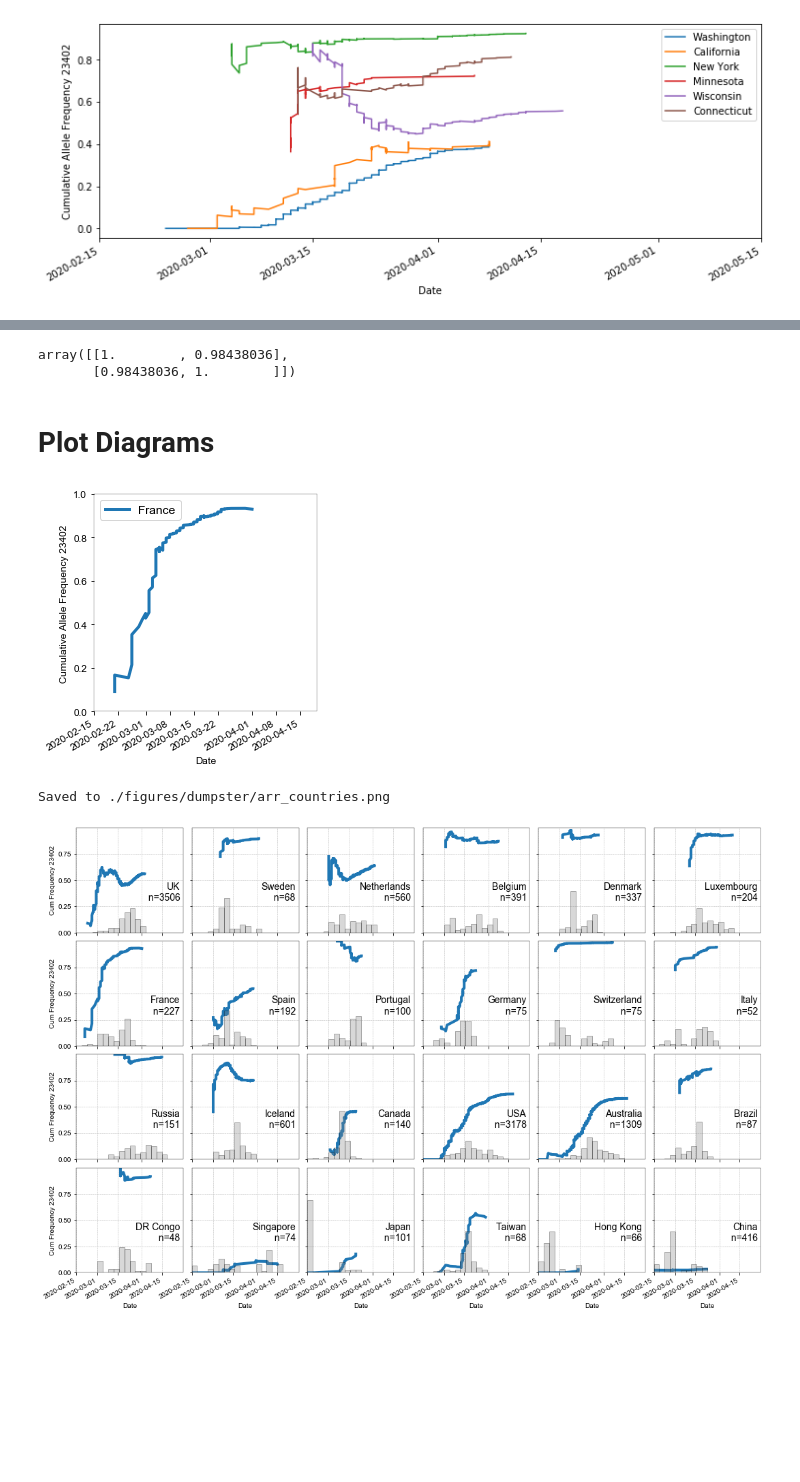
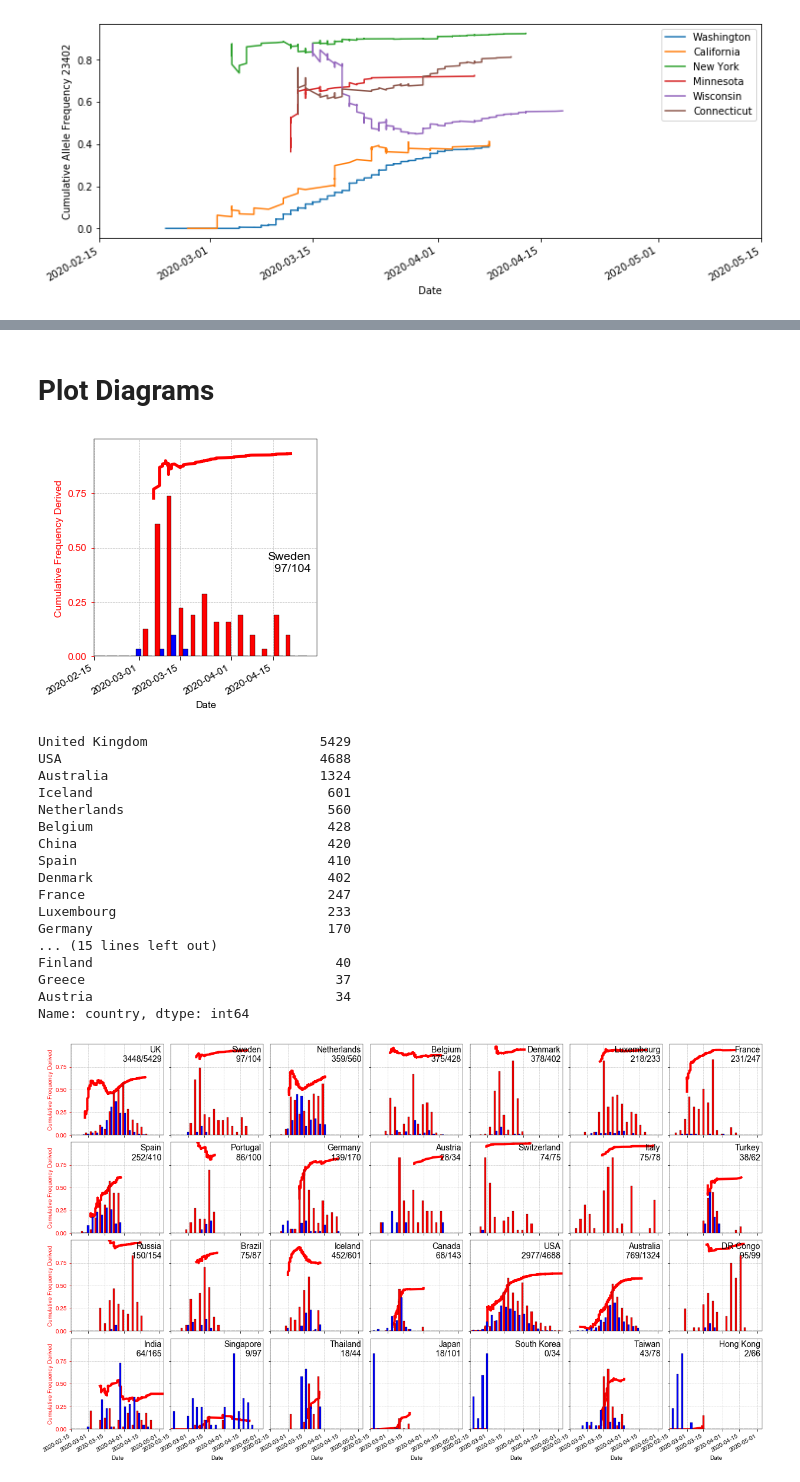
Before and after one commit to hringbauer/covid19_data, a Jupyter notebook: notebooks/figures/plot_all_freqs.ipynb, the cells around one changed output, grey strips where cells are left out. Saved outputs shown, nothing was run; the diff lists cells and outputs as text; code cells hidden in the pictures; blank space fills up the shorter version.

Commit message:
Smoothing of pipeline and figures

```diff
--- a/notebooks/figures/plot_all_freqs.ipynb
+++ b/notebooks/figures/plot_all_freqs.ipynb
@@ -65,7 +66,7 @@ def load_merged_df(var_path="./output/tables/derived_common_snps.tsv",
 ### Load the variant Data
 # %%
 df1 = load_merged_df(var_path="./output/tables/derived_common_snps.tsv",
-                     meta_path="./data/apr20/metadata.tsv")
+                     meta_path="./data/may20/metadata.tsv")
 df1 = df1[~(df1["date"]=="2020-02-XX")].copy() # Throw out garbage data
 df1 = df1[~(df1["date"]=="2020-01-XX")].copy() # Throw out garbage data
 df1 = df1[~(df1["date"]=="2020-03-XX")].copy() # Throw out garbage data
@@ -225,8 +206,3 @@ Name: host, dtype: int64
-# %%
-np.corrcoef(df1["14407"], df1["23402"]) # "3036", "14407" "23402"
-# %% [output]
-array([[1.        , 0.98438036],
-       [0.98438036, 1.        ]])
 # %% [markdown]
 # Plot Diagrams
 # %%
@@ -289,24 +271,49 @@ plt.hist()
 # %%
-xlim = [date(2020, 2, 15), date(2020, 4, 20)]
+xlim = [date(2020, 2, 15), date(2020, 4, 30)]
 ylim=[0,1]
+ctry = "Sweden"
 
 fig = plt.figure(figsize=(4,4))
 ax = plt.gca()
-plot_freq_traj_ax(ax, df2, ctry="France", xlim=xlim, ylim=ylim, fs_l=12, flip=True)
+plot_freq_traj_ax(ax, df2, ctry=ctry, xlim=xlim,
+                  c="red", cs=["red", "blue"],
+                  hist_bw=4, alpha=1.0,
+                  ylim=ylim, fs_l=12, flip=True)
 # %% [output]
-[figure, old version]
+[figure, new version]
 # %%
 countries = list(df2["country"].value_counts()[:25].index)
 countries
+# %%
+df2["country"].value_counts()[:30]
+# %% [output]
+United Kingdom                      5429
+USA                                 4688
+Australia                           1324
+Iceland                              601
+Netherlands                          560
+Belgium                              428
+China                                420
+Spain                                410
+Denmark                              402
+France                               247
+Luxembourg                           233
+Germany                              170
+... (15 lines left out)
+Finland                               40
+Greece                                37
+Austria                               34
+Name: country, dtype: int64
 # %%
 def array_freqs(
-    df, countries,
-    n_col =6, n_row = 4,
-    hspace = 0.08, wspace = 0.08,
-    sgl_figsize=(3,3), lw=4,
+    df, countries, pos= "23402", min_cases=20,
+    n_col =6, n_row = 4, alpha=1.0,
+    hspace = 0.08, wspace = 0.08, ylabel="Cumulative Frequency Derived",
+    sgl_figsize=(3,3), lw=4, hist_bw=3,
     xlim = [date(2020, 2, 15), date(2020, 4, 30)], ylim=[0,1],
-    only_first=False, col = "country", fs_l = 12,
-    txt_xy=(0.97, 0.48),
+    only_first=False, col = "country", fs_l = 12, flip=False,
+    txt_xy=(0.97, 0.48), ylim_hist=[0,0.15], c="red", cs = ["blue", "red"],
+
     savepath=""):
     """Make array Plot of allele Frequencies"""
 
@@ -328,27 +335,37 @@ def array_freqs(
                 bottom=True
             if j== 0:
                 left=True
-            if (i>1 or j>1) and only_first:
+            if (i>0 or j>0) and only_first:
                 continue
             #print((i,j))
             country = cts[i,j]
             if (n_col*i + j)>=n: # If no more new data to plot
                 continue
             ax = plt.subplot(gs[i , j]) # The left subplot
-            plot_freq_traj_ax(ax, df, ctry=country, xlim=xlim, ylim=ylim, fs_l=fs_l, flip=True,
-                              col = col, left=left, bottom=bottom, lw=lw, txt_xy=txt_xy)
+            plot_freq_traj_ax(ax, df, ctry=country, pos=pos, xlim=xlim, ylim=ylim, fs_l=fs_l, flip=flip,
+                              col = col, left=left, bottom=bottom, lw=lw, txt_xy=txt_xy, c=c, cs=cs,
+                              ylim_hist=ylim_hist, hist_bw=hist_bw, alpha=alpha, min_cases=min_cases,
+                              ylabel=ylabel)
     if len(savepath)>0:
-        plt.savefig(savepath, bbox_inches = 'tight', pad_inches = 0, dpi=300)
+        plt.savefig(savepath, bbox_inches = 'tight',
+                    pad_inches = 0, dpi=300)
         print(f"Saved to {savepath}")
     plt.show()
 # %%
 dct_rpl = {"Democratic Republic of the Congo": "DR Congo", "United Kingdom":"UK"}
 df2["country"].replace(dct_rpl, inplace=True)
 
-countries = ["UK", "Sweden", "Netherlands", "Belgium", "Denmark", "Luxembourg", "France", "Spain", "Portugal", "Germany", "Switzerland", "Italy",
-            "Russia", "Iceland", "Canada", "USA", "Australia", "Brazil", "DR Congo", "Singapore", "Japan", "Taiwan", "Hong Kong", "China"]
+countries = ["UK", "Sweden", "Netherlands", "Belgium", "Denmark", "Luxembourg", "France", "Spain", "Portugal",
+             "Germany", "Austria", "Switzerland", "Italy",
+             "Turkey", "Russia",  "Brazil", "Iceland", "Canada", "USA", "Australia", "DR Congo",
+             "India", "Singapore", "Thailand", "Japan", "South Korea", "Taiwan", "Hong Kong", "China"]
 # %%
-array_freqs(df=df2, countries=countries, fs_l=14, lw=4, savepath="./figures/dumpster/arr_countries.png")
+array_freqs(df=df2, pos="23402", flip=True,
+            countries=countries,
+            xlim = [date(2020, 2, 15), date(2020, 5, 5)],
+            txt_xy=(0.98, 0.98), #23402 #35
+            n_row=4, n_col=7,
+            fs_l=14, lw=4, c="red", cs=["red", "blue"], hist_bw=4,
+            savepath="") # ./figures/dumpster/arr_countries.png
 # %% [output]
-Saved to ./figures/dumpster/arr_countries.png
-[figure, old version]
+[figure, new version]
```
Also changed, not shown: parts of 17 cells of this notebook, 9 other files.
